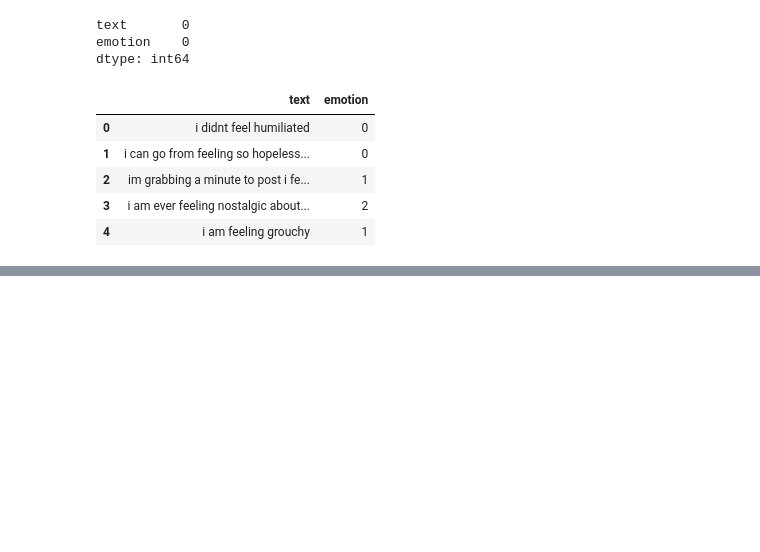
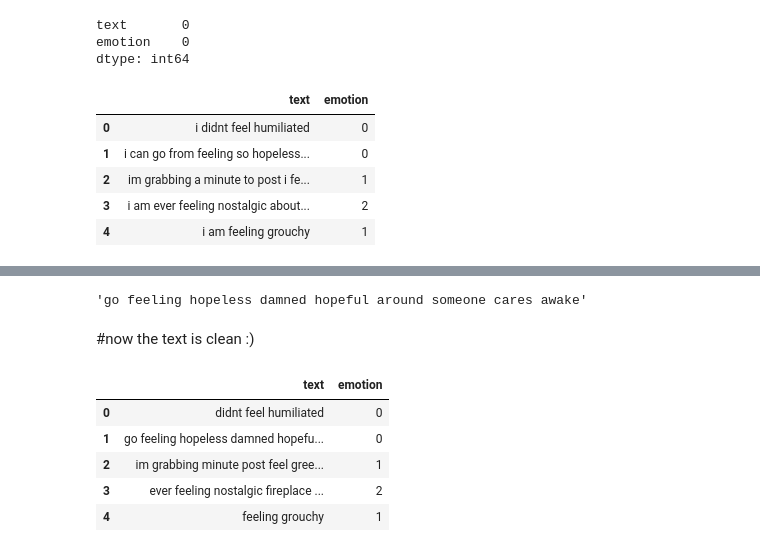
Before and after one commit to Harshit997/Sentiment-Classification, a Jupyter notebook: model.ipynb, the cells around one changed output, grey strips where cells are left out. Drawn from its saved outputs; the diff is of its cells as text; code cells hidden in the pictures; blank space fills up the shorter version.

```diff
--- a/model.ipynb
+++ b/model.ipynb
@@ -39,0 +55,8 @@ df.head()
+# %%
+def remove_numbers(txt):
+    new=""
+    for i in txt:
+        if not i.isdigit():
+            new=new+i
+    return new
+df['text']=df['text'].apply(remove_numbers)
@@ -39,0 +91,27 @@ df.head()
+# %%
+stop_words=set(stopwords.words('english'))
+# %%
+def remove(txt):
+    words=word_tokenize(txt)
+    cleaned=[]
+    for i in words:
+        if not i in stop_words:
+            cleaned.append(i)
+    return ' '.join(cleaned)
+# %%
+df['text']=df['text'].apply(remove)
+# %%
+df.loc[1]['text']
+# %% [output]
+'go feeling hopeless damned hopeful around someone cares awake'
+# %% [markdown]
+#now the text is clean :)
+# %%
+df.head()
+# %% [output]
+|  | text | emotion |
+| 0 | didnt feel humiliated | 0 |
+| 1 | go feeling hopeless damned hopefu... | 0 |
+| 2 | im grabbing minute post feel gree... | 1 |
+| 3 | ever feeling nostalgic fireplace ... | 2 |
+| 4 | feeling grouchy | 1 |
```
Also changed, not shown: parts of 30 cells of this notebook.
